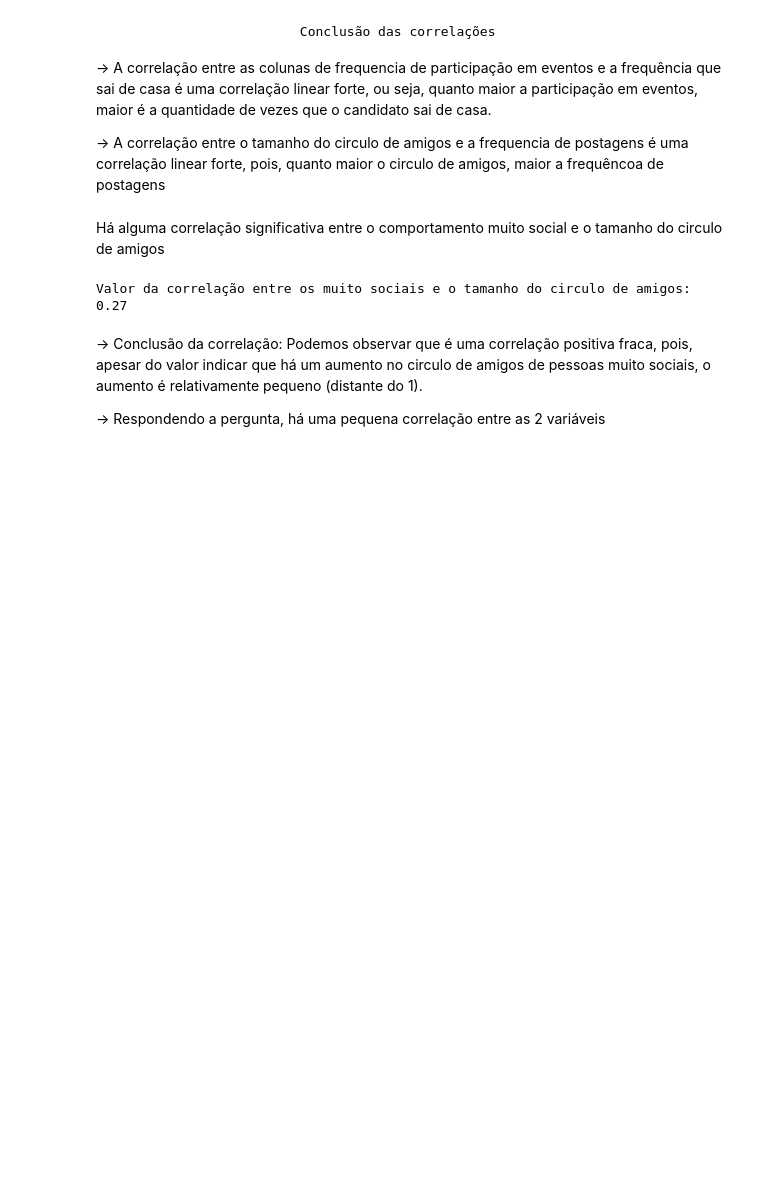
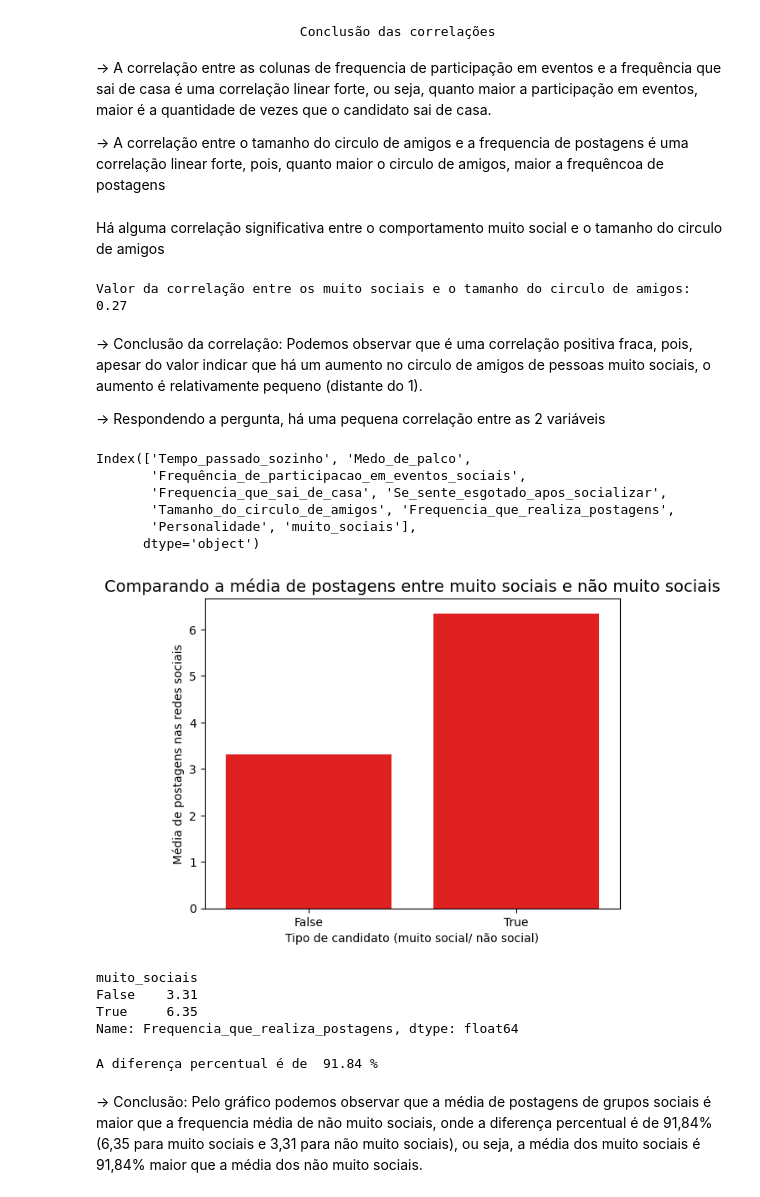
Before and after one commit to caikedomingues/An-lise-de-dados-sobre-comportamento-extrovertido-vs-introvertido, a Jupyter notebook: Analise.ipynb, the cells around one changed output. Drawn from its saved outputs; the diff is of its cells as text; code cells hidden in the pictures; blank space fills up the shorter version.

Commit message:
comparei as medias de postagens de muito sociais e não muito sociais usando um gráfico de barras

```diff
--- a/Analise.ipynb
+++ b/Analise.ipynb
@@ -818,3 +818,60 @@ Valor da correlação entre os muito sociais e o tamanho do circulo de amigos:
 pessoas muito sociais, o aumento é relativamente pequeno (distante do 1).
 
 -> Respondendo a pergunta, há uma pequena correlação entre as 2 variáveis
+# %%
+base_de_dados.columns
+# %% [output]
+Index(['Tempo_passado_sozinho', 'Medo_de_palco',
+       'Frequência_de_participacao_em_eventos_sociais',
+       'Frequencia_que_sai_de_casa', 'Se_sente_esgotado_apos_socializar',
+       'Tamanho_do_circulo_de_amigos', 'Frequencia_que_realiza_postagens',
+       'Personalidade', 'muito_sociais'],
+      dtype='object')
+# %%
+# Primeiro vamos calcular a média das postagens dos candidatos muito sociais.
+# Para isso, vamos agrupar os dados pela coluna 'muito_sociais' com o objetivo
+# de calcular a média de frequencia de postagens de cada grupo da coluna 'muito_sociais'.
+media_postagens_muito_sociais = base_de_dados.groupby('muito_sociais')['Frequencia_que_realiza_postagens'].mean()
+
+# Para utilizar os valores da média no gráfico, vamos transformar
+# variável que contém a média em um dataframe através da transformação dos
+# valores (muito_sociais e frequencia_que_realiza_postagens) em colunas.
+# Para isso usaremos o reset_index que irá redefinir os inidices e transformar
+# os valores em colunas.
+colunas_grafico = media_postagens_muito_sociais.reset_index()
+
+
+# Irá definir o titulo alinhado ao centro e com tamanho da fonte 14
+plt.title('Comparando a média de postagens entre muito sociais e não muito sociais', loc='center', fontsize=14)
+
+# Rótulo do eixo X
+plt.xlabel('Tipo de candidato (muito social/ não social)')
+
+# Rótulo do eixo Y
+plt.ylabel('Média de postagens nas redes sociais')
+
+# Biblioteca do seaborn que irá criar o gráfico fr barras.
+# data: base de dados análisada (colunas_grafico)
+# x: valores do eixo X
+# Y: valores do eixo y
+# color: cor das barras do gráfico
+sns.barplot(data=colunas_grafico, x='muito_sociais', y = 'Frequencia_que_realiza_postagens', color='red')
+
+# Irá exibir o gráfico
+plt.show()
+# %% [output]
+[figure, added]
+# %%
+round(media_postagens_muito_sociais,2)
+# %% [output]
+muito_sociais
+False    3.31
+True     6.35
+Name: Frequencia_que_realiza_postagens, dtype: float64
+# %%
+diferenca_percentual(6.35, 3.31)
+# %% [output]
+A diferença percentual é de  91.84 %
+# %% [markdown]
+-> Conclusão: Pelo gráfico podemos observar que a média de postagens de grupos sociais é maior que a frequencia média de não muito sociais, onde a diferença percentual é de 91,84% (6,35 para muito sociais e 3,31 para não muito sociais),
+ou seja, a média dos muito sociais é 91,84% maior que a média dos não muito sociais.
```
